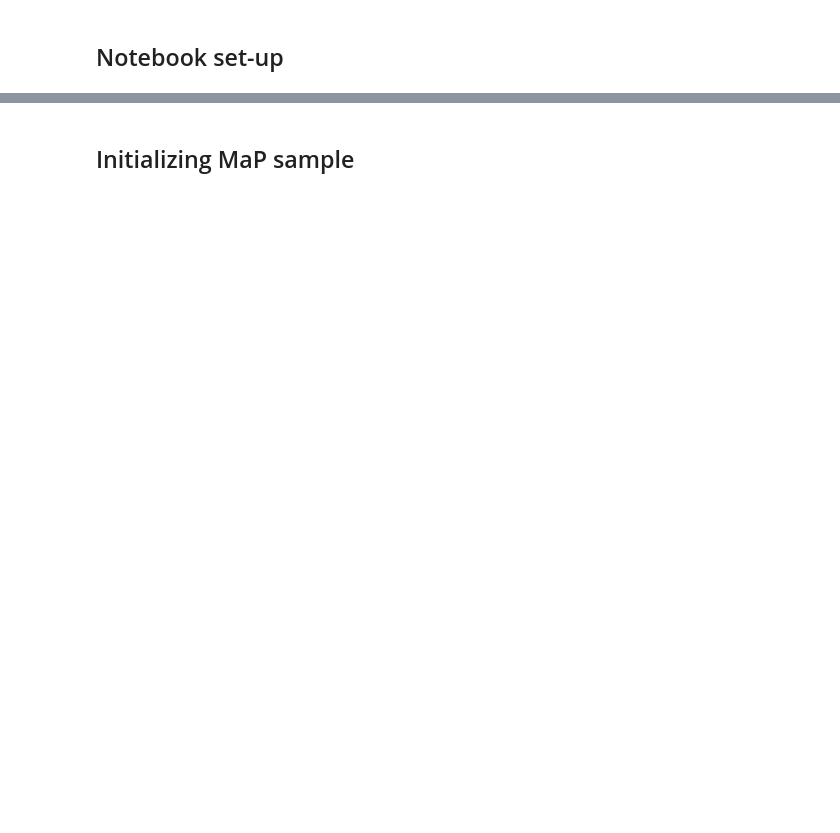
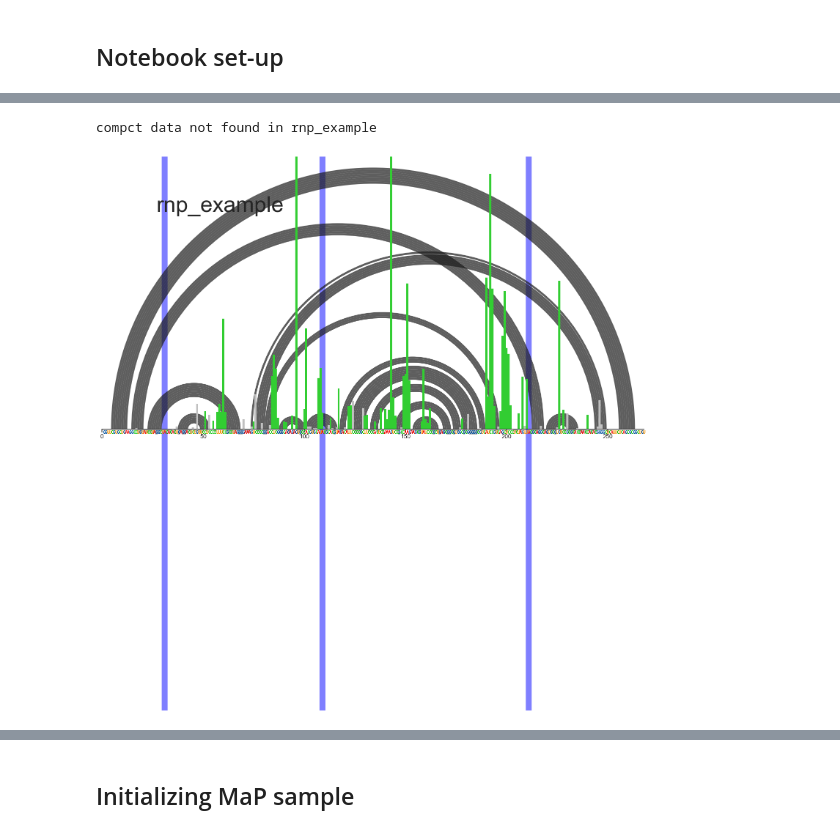
Before and after one commit to Weeks-UNC/RNAvigate, a Jupyter notebook: JNB-example/new-figure-testing.ipynb, the cells around one changed output, grey strips where cells are left out. Drawn from its saved outputs; the diff is of its cells as text; code cells hidden in the pictures; blank space fills up the shorter version.

Commit message:
Updates to test figures

```diff
--- a/JNB-example/new-figure-testing.ipynb
+++ b/JNB-example/new-figure-testing.ipynb
@@ -14,3 +15,18 @@ import matplotlib.pyplot as plt
 MaP.create_code_button()
 # %% [output]
 [interactive output not drawn]
+# %%
+rnp_sample = MaP.Sample(sample="rnp_example",
+                        rnp="data/RMRP-RNPMaP-Example_RESULTS.csv",
+                        ss="data/hs-RMRP.nsd")
+ss = rnp_sample.make_ap(ct="ss", profile="rnp")
+annotation = MaP.Annotation(name="TAC", motif="UAC", color="blue",
+                            sequence=rnp_sample.data["ss"].sequence)
+xvals = np.array(rnp_sample.data["ss"].num)/rnp_sample.data["ss"].length
+yvals = np.array([int(site) for site in annotation.sites])
+ss.axes[0,0].bar(xvals, yvals, 1/rnp_sample.data["ss"].length, linewidth=0,
+                 alpha=0.5, color=annotation.color, zorder=-5,
+                 transform=ss.axes[0, 0].transAxes);
+# %% [output]
+compct data not found in rnp_example
+[figure, added]
```
Also changed, not shown: parts of 4 cells of this notebook.
